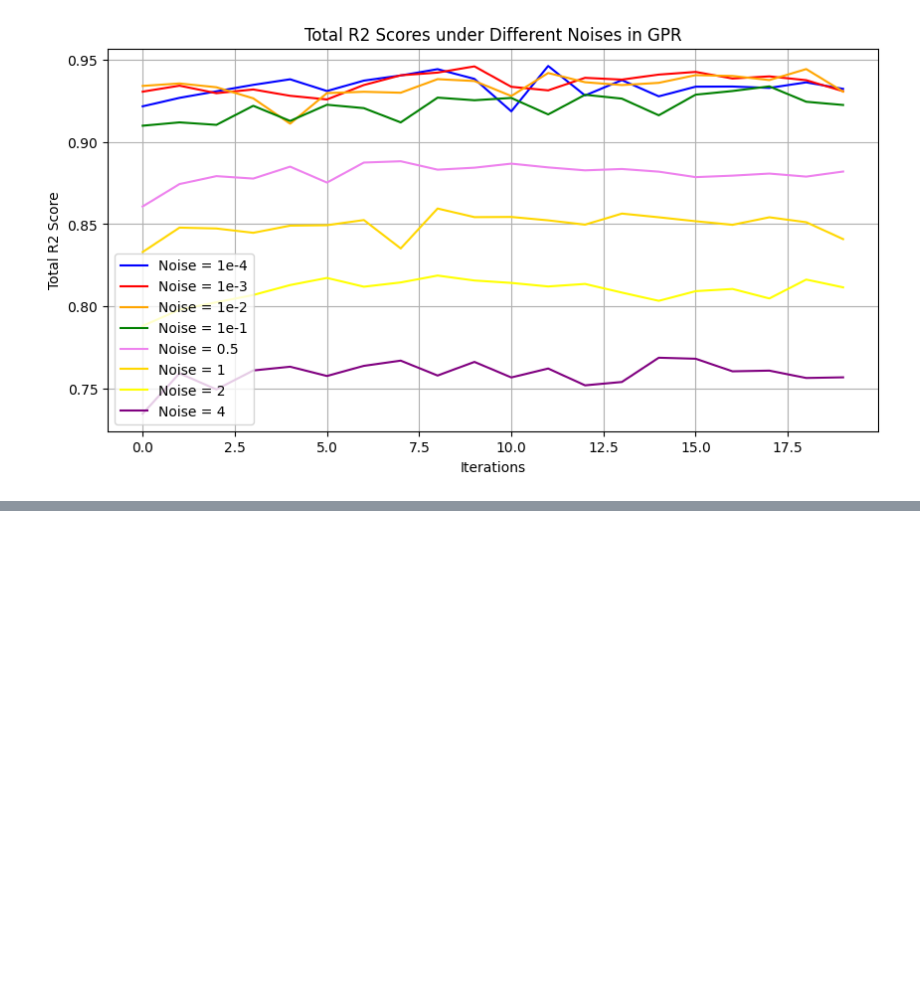
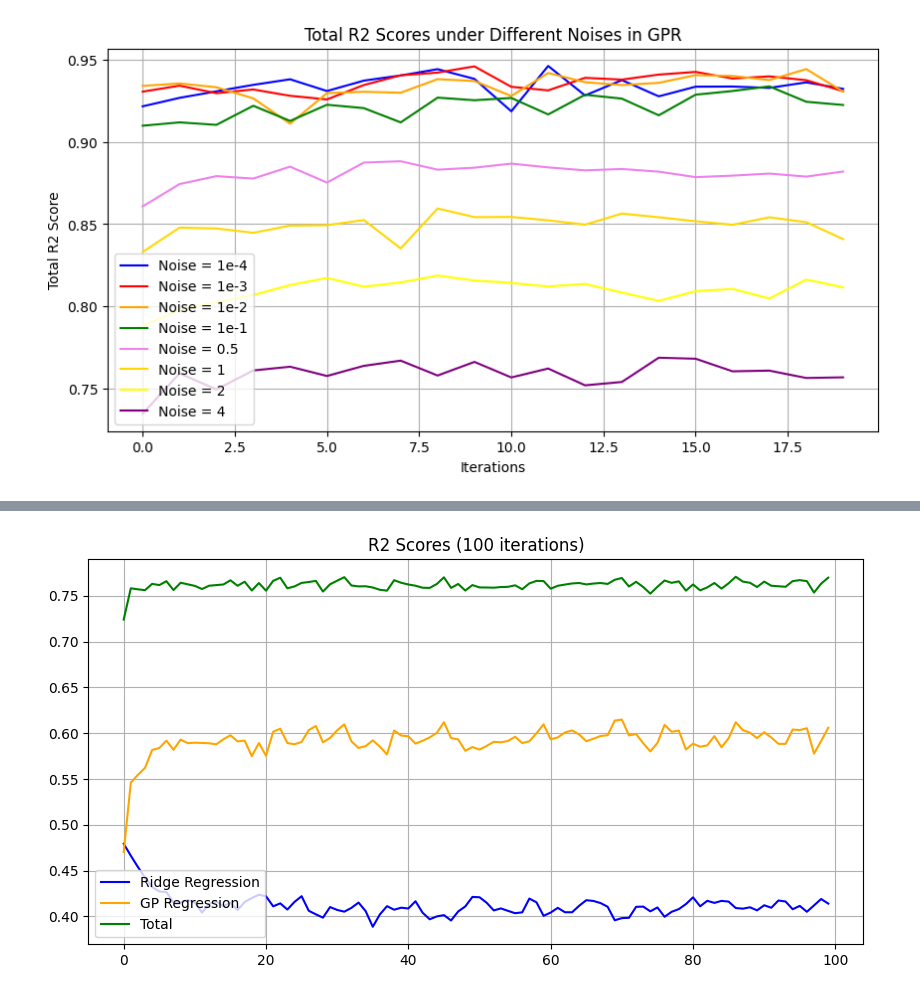
Before and after one commit to edrian-liao/uhi-causal-model, a Jupyter notebook: notebooks/prelim_results.ipynb, the cells around one changed output, grey strips where cells are left out. Cells and saved outputs as stored; diff of their text form; code cells hidden in the pictures; blank space fills up the shorter version.

Commit message:
added plot for dcc job

```diff
--- a/notebooks/prelim_results.ipynb
+++ b/notebooks/prelim_results.ipynb
@@ -130,0 +136,13 @@ plt.grid(True)
+# %%
+df = pd.read_csv(os.path.join(base_path, "results3.csv"))
+# %%
+iter = range(0,100)
+plt.figure(figsize=(10,5))
+plt.plot(iter, df['ridge_r2'], label="Ridge Regression", color="blue")
+plt.plot(iter, df['gp_r2'], label="GP Regression", color="orange")
+plt.plot(iter, df['total_r2'], label="Total", color="green")
+plt.title("R2 Scores (100 iterations)")
+plt.legend()
+plt.grid(True)
+# %% [output]
+[figure, added]
```
Also changed, not shown: parts of 1 cell of this notebook, 1 other file.
